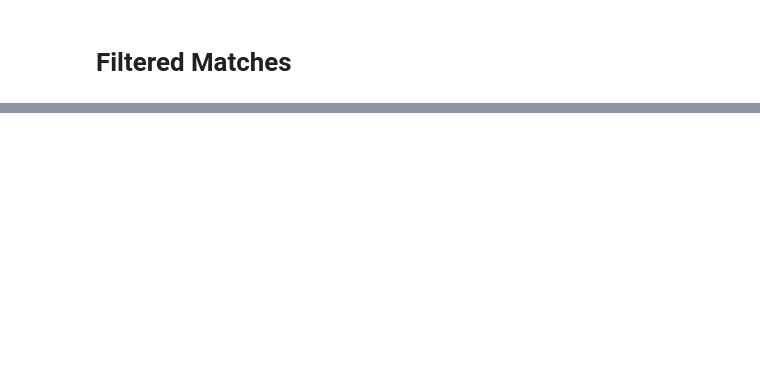
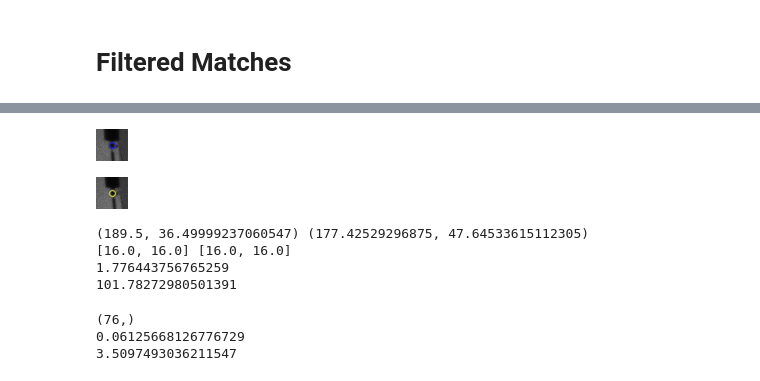
Before and after one commit to pranav-ap/keypoint_dataset_pipeline, a Jupyter notebook: notebooks/painter_canvas.ipynb, the cells around one changed output, grey strips where cells are left out. Saved outputs shown, nothing was run; the diff lists cells and outputs as text; code cells hidden in the pictures; blank space fills up the shorter version.

```diff
--- a/notebooks/painter_canvas.ipynb
+++ b/notebooks/painter_canvas.ipynb
@@ -58,0 +66,74 @@ painter.data_store.close()
+# %%
+def crop_patch(image, x, y, size=32):
+    # Calculate the box (left, upper, right, lower) for cropping
+    left = max(x - size / 2, 0)
+    upper = max(y - size / 2, 0)
+    right = min(x + size / 2, image.width)
+    lower = min(y + size / 2, image.height)
+
+    # Crop and return the patch
+    patch = image.crop((left, upper, right, lower))
+
+    local_x = x - left
+    local_y = y - upper
+
+    return patch, local_x, local_y
+# %%
+bw_image_a, a_x, a_y = crop_patch(image_a, image_a_coord.pt[0], image_a_coord.pt[1])
+bw_image_a = bw_image_a.convert("L")
+# bw_image_a = np.array(bw_image_a)
+
+bw_image_b, b_x, b_y = crop_patch(image_b, image_b_coord.pt[0], image_b_coord.pt[1])
+bw_image_b = bw_image_b.convert("L")
+# bw_image_b = np.array(bw_image_b)
+
+# bw_image_a.shape, bw_image_b.shape
+# %%
+painter._to_image(
+    cv2.drawKeypoints(
+        np.array(bw_image_a),
+        [cv2.KeyPoint(a_x, a_y, 1.)],
+        None
+    )
+)
+# %% [output]
+[figure, added]
+# %%
+painter._to_image(
+    cv2.drawKeypoints(
+        np.array(bw_image_b),
+        [cv2.KeyPoint(b_x, b_y, 1.)],
+        None
+    )
+)
+# %% [output]
+[figure, added]
+# %%
+print(image_a_coord.pt, image_b_coord.pt)
+print([a_x, a_y], [b_x, b_y])
+
+angle = rotate.solve_patch_rotation(
+    bw_image_a,
+    bw_image_b,
+    [a_x, a_y],
+    [b_x, b_y],
+    # image_a_coord.pt,
+    # image_b_coord.pt,
+)
+
+print(angle)
+print(angle * (180 / np.pi))
+# %% [output]
+(189.5, 36.49999237060547) (177.42529296875, 47.64533615112305)
+[16.0, 16.0] [16.0, 16.0]
+1.776443756765259
+101.78272980501391
+# %%
+old_angles = painter.data_store.rotations[names][()]
+print(old_angles.shape)
+print(old_angles[index])
+print(old_angles[index] * (180 / np.pi))
+# %% [output]
+(76,)
+0.06125668126776729
+3.5097493036211547
```
Also changed, not shown: parts of 16 cells of this notebook, 7 other files.
